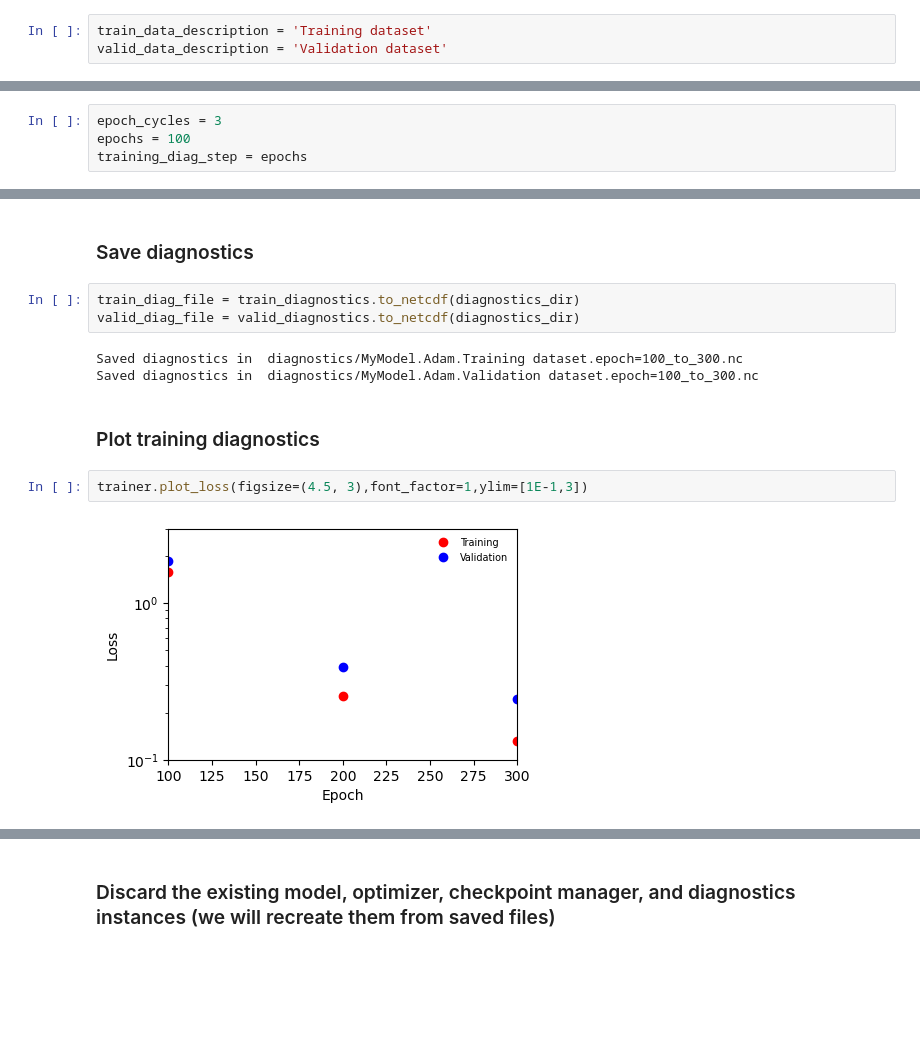
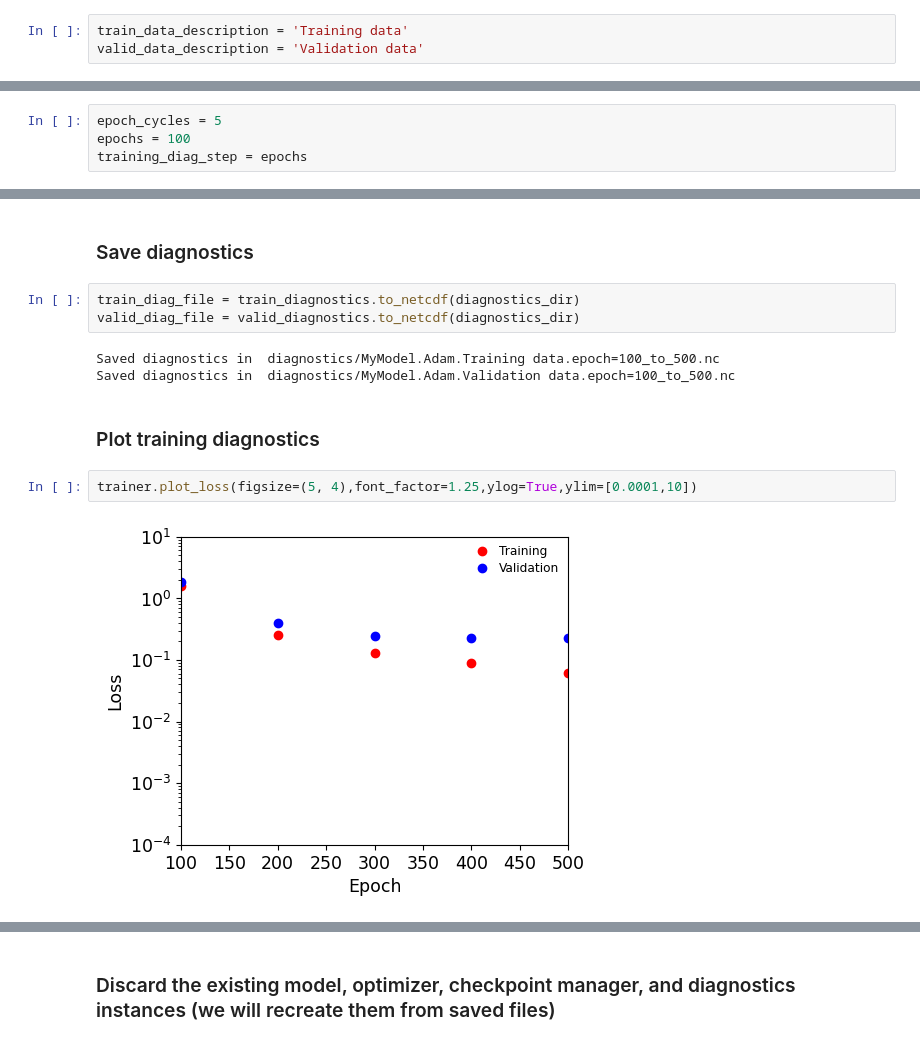
Before and after one commit to jankazil/torch-tk, a Jupyter notebook: notebooks/HowTo.ipynb, the cells around one changed output, grey strips where cells are left out. Drawn from its saved outputs; the diff is of its cells as text; blank space fills up the shorter version.

```diff
--- a/notebooks/HowTo.ipynb
+++ b/notebooks/HowTo.ipynb
@@ -180,8 +183,8 @@ index_valid = index_perm[train_n:]
 # %% [markdown]
 The training and validation datasets
 # %%
-train_data_description = 'Training dataset'
-valid_data_description = 'Validation dataset'
+train_data_description = 'Training data'
+valid_data_description = 'Validation data'
 # %%
 x_train = x_data[index_train].to(device)
 y_train = y_data[index_train].to(device)
@@ -197,7 +200,7 @@ bs = 20
 # %% [markdown]
 Number of epoch cycles, number of epochs in each cycle, number of epochs before storing training diagnostics
 # %%
-epoch_cycles = 3
+epoch_cycles = 5
 epochs = 100
 training_diag_step = epochs
 # %% [markdown]
@@ -230,12 +235,12 @@ check_point_file = checkpoint_manager.save(trainer.epoch)
 train_diag_file = train_diagnostics.to_netcdf(diagnostics_dir)
 valid_diag_file = valid_diagnostics.to_netcdf(diagnostics_dir)
 # %% [output]
-Saved diagnostics in  diagnostics/MyModel.Adam.Training dataset.epoch=100_to_300.nc
-Saved diagnostics in  diagnostics/MyModel.Adam.Validation dataset.epoch=100_to_300.nc
+Saved diagnostics in  diagnostics/MyModel.Adam.Training data.epoch=100_to_500.nc
+Saved diagnostics in  diagnostics/MyModel.Adam.Validation data.epoch=100_to_500.nc
 # %% [markdown]
 ### Plot training diagnostics
 # %%
-trainer.plot_loss(figsize=(4.5, 3),font_factor=1,ylim=[1E-1,3])
+trainer.plot_loss(figsize=(5, 4),font_factor=1.25,ylog=True,ylim=[0.0001,10])
 # %% [output]
-[figure, old version]
+[figure, new version]
 # %%
```
Also changed, not shown: parts of 11 cells of this notebook.
